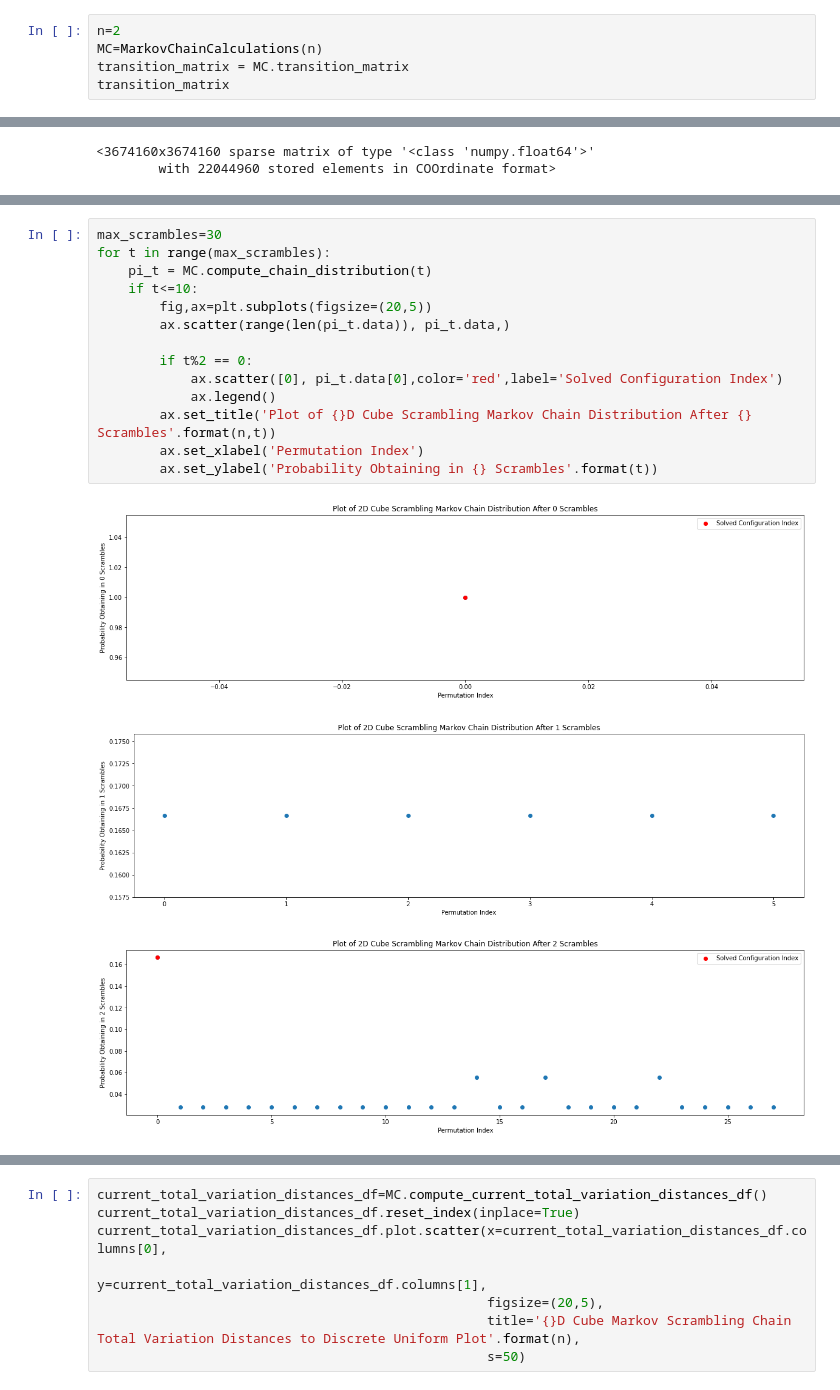
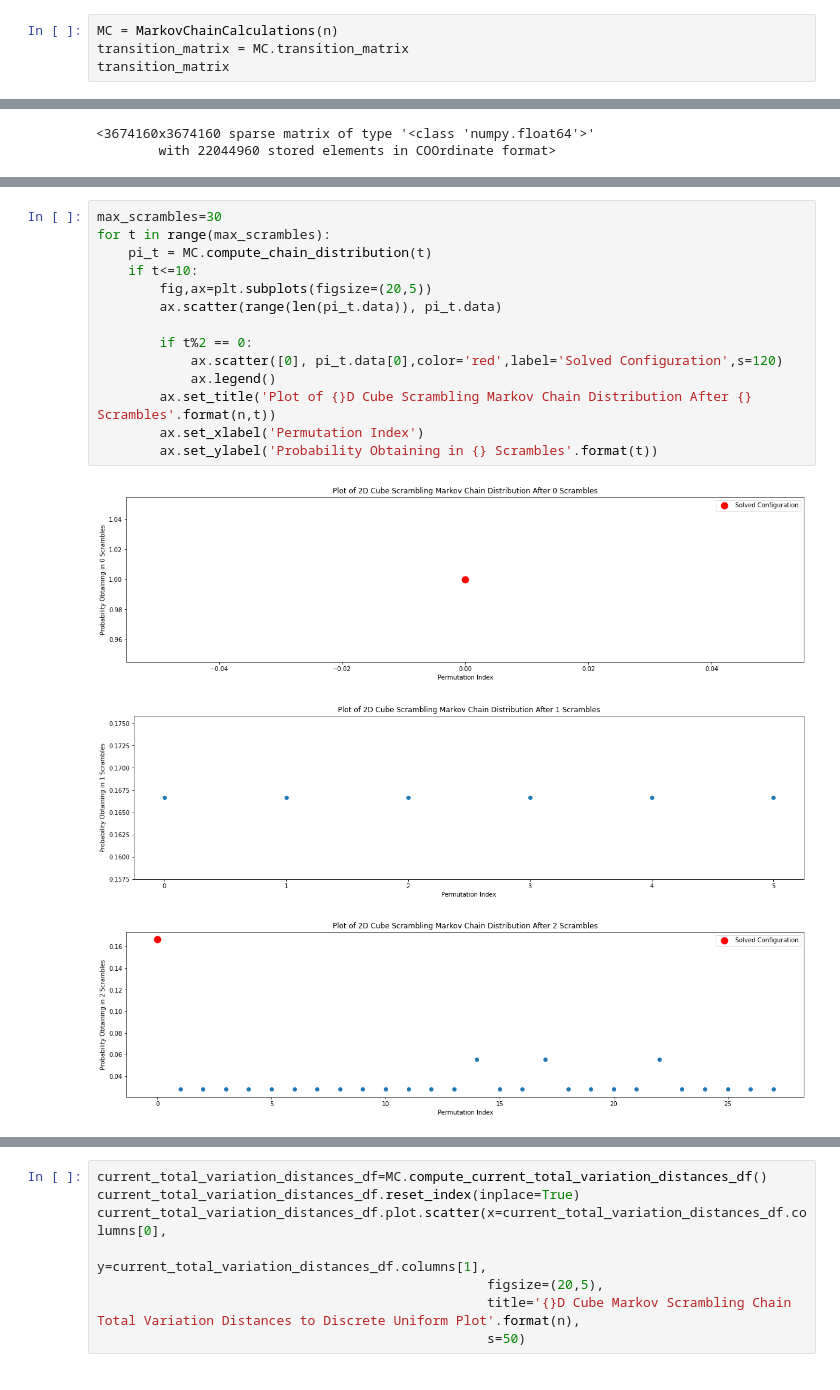
Before and after one commit to vskaush2/RubiksCubeMarkovChain, a Jupyter notebook: RubiksCubeMarkovChainDemo.ipynb, the cells around one changed output, grey strips where cells are left out. Drawn from its saved outputs; the diff is of its cells as text.

```diff
--- a/RubiksCubeMarkovChainDemo.ipynb
+++ b/RubiksCubeMarkovChainDemo.ipynb
@@ -186,6 +192,5 @@ In the code cell below, for $n=2,$ we load the corresponding $N \times N$ transi
 # %%
-n=2
-MC=MarkovChainCalculations(n)
+MC = MarkovChainCalculations(n)
 transition_matrix = MC.transition_matrix
 transition_matrix
 # %% [output]
@@ -212,19 +217,19 @@ We implement this formula in the code cell below. We compute and plot the first
 # %%
 max_scrambles=30
 for t in range(max_scrambles):
     pi_t = MC.compute_chain_distribution(t)
     if t<=10:
         fig,ax=plt.subplots(figsize=(20,5))
-        ax.scatter(range(len(pi_t.data)), pi_t.data,)
+        ax.scatter(range(len(pi_t.data)), pi_t.data)
 
         if t%2 == 0:
-            ax.scatter([0], pi_t.data[0],color='red',label='Solved Configuration Index')
+            ax.scatter([0], pi_t.data[0],color='red',label='Solved Configuration',s=120)
             ax.legend()
         ax.set_title('Plot of {}D Cube Scrambling Markov Chain Distribution After {} Scrambles'.format(n,t))
         ax.set_xlabel('Permutation Index')
         ax.set_ylabel('Probability Obtaining in {} Scrambles'.format(t))
 # %% [output]
-[figure, old version]
+[figure, new version]
 [figure]
-[figure, old version]
+[figure, new version]
 [figure]
```
Also changed, not shown: parts of 12 cells of this notebook.
